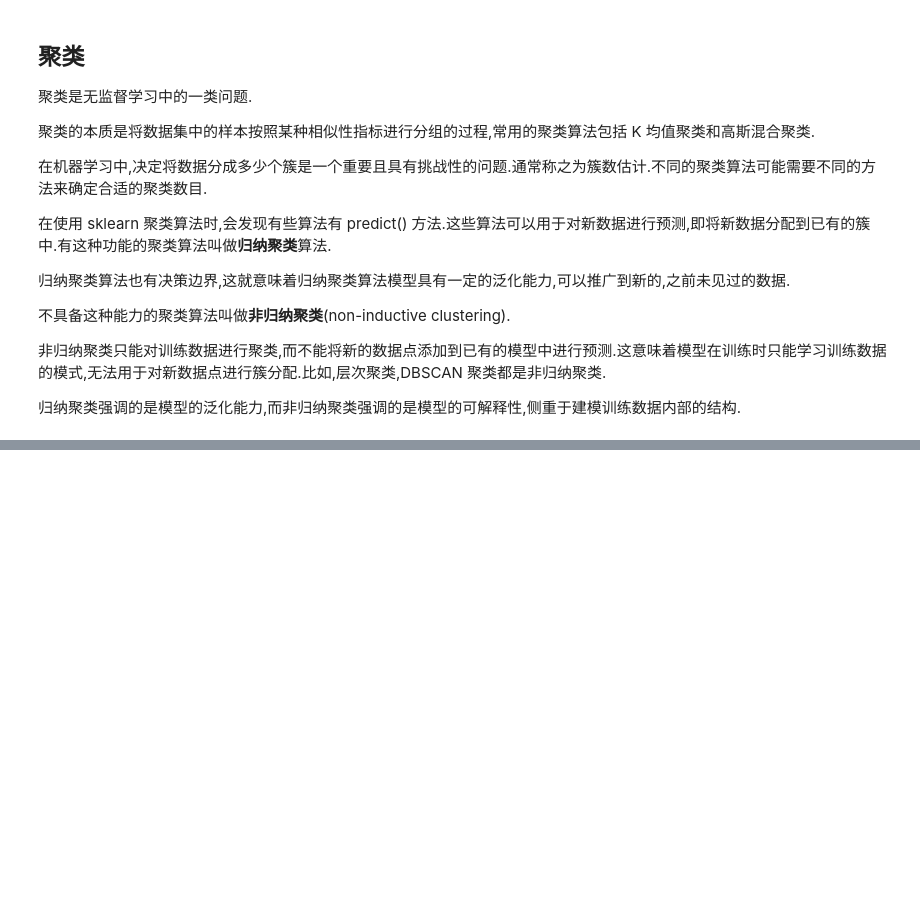
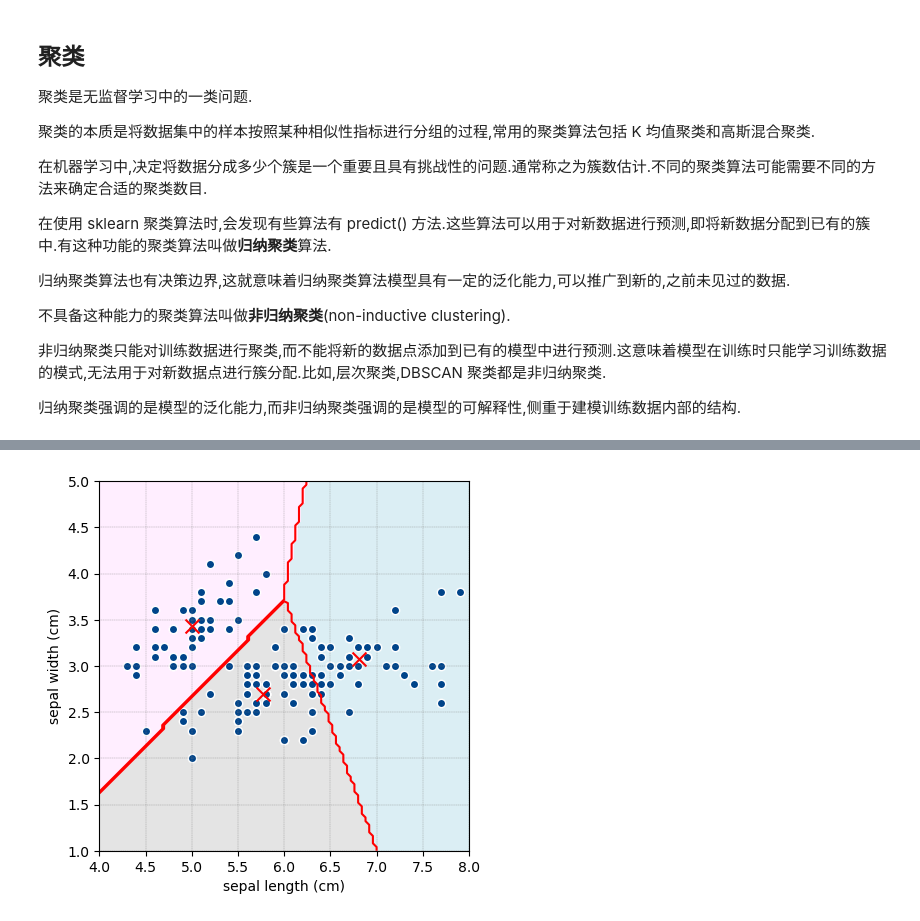
Before and after one commit to wxhnewStar/LearningNoteBook, a Jupyter notebook: Python/Learn_python_yuanweihua/code/jupyter_notebook/B1_ch33.ipynb, the cells around one changed output, grey strips where cells are left out. Drawn from its saved outputs; the diff is of its cells as text; code cells hidden in the pictures; blank space fills up the shorter version.

```diff
--- a/Python/Learn_python_yuanweihua/code/jupyter_notebook/B1_ch33.ipynb
+++ b/Python/Learn_python_yuanweihua/code/jupyter_notebook/B1_ch33.ipynb
@@ -33,0 +41,56 @@
+# %%
+from sklearn import datasets
+from sklearn.cluster import KMeans
+import matplotlib.pyplot as plt
+import numpy as np
+from matplotlib.colors import ListedColormap
+
+# 导入并整理数据
+iris = datasets.load_iris()
+X = iris.data[:, :2]  # 为便于可视化，仅使用前两个特征
+
+# 生成网格化数据
+x1_array = np.linspace(4,8,101)
+x2_array = np.linspace(1,5,101)
+xx1, xx2 = np.meshgrid(x1_array,x2_array)
+# 创建色谱
+rgb = [[255, 238, 255],
+       [219, 238, 244],
+       [228, 228, 228]]
+rgb = np.array(rgb)/255.
+cmap_light = ListedColormap(rgb)
+
+# 采用 KMeans 聚类
+kmeans = KMeans(n_clusters=3)  # 通过 n_clusters 指定聚类数目
+cluster_label = kmeans.fit_predict(X)  # fit 仅仅是训练, fit_predict 训练并预测
+                                       # fit_predict 将数据集应用于模型进行聚类,并返回每个样本所属的聚类标签
+
+# 预测聚类
+Z = kmeans.predict(np.c_[xx1.ravel(), xx2.ravel()])
+Z = Z.reshape(xx1.shape)
+
+fig, ax = plt.subplots()
+
+ax.contourf(xx1, xx2, Z, cmap=cmap_light)
+ax.scatter(x = X[:, 0], y = X[:, 1],
+           color = np.array([0, 68, 138])/255. ,
+           alpha=1.0,
+           linewidth = 1, edgecolors=[1,1,1])
+
+# 绘制决策边界
+levels = np.unique(Z).tolist()
+ax.contour(xx1, xx2, Z, levels = levels, colors = 'r')
+centroids = kmeans.cluster_centers_  # fit 以后的模型 cluster_centers_ 属性可以返回聚类中心
+                                     # 聚类中心是一个数组, 数组的每一行代表一个聚类中心
+ax.scatter( centroids[:, 0], centroids[:, 1],
+           marker = 'x', s = 100, linewidths=1.5,
+           color = 'r')
+ax.set_xlim(4, 8)
+ax.set_ylim(1, 5)
+ax.set_xlabel(iris.feature_names[0])
+ax.set_ylabel(iris.feature_names[1])
+ax.grid(linestyle='--', linewidth=0.25,
+        color = [0.5, 0.5, 0.5])
+ax.set_aspect('equal', adjustable='box')
+# %% [output]
+[figure, added]
```
Also changed, not shown: parts of 3 cells of this notebook, 1 other file.
